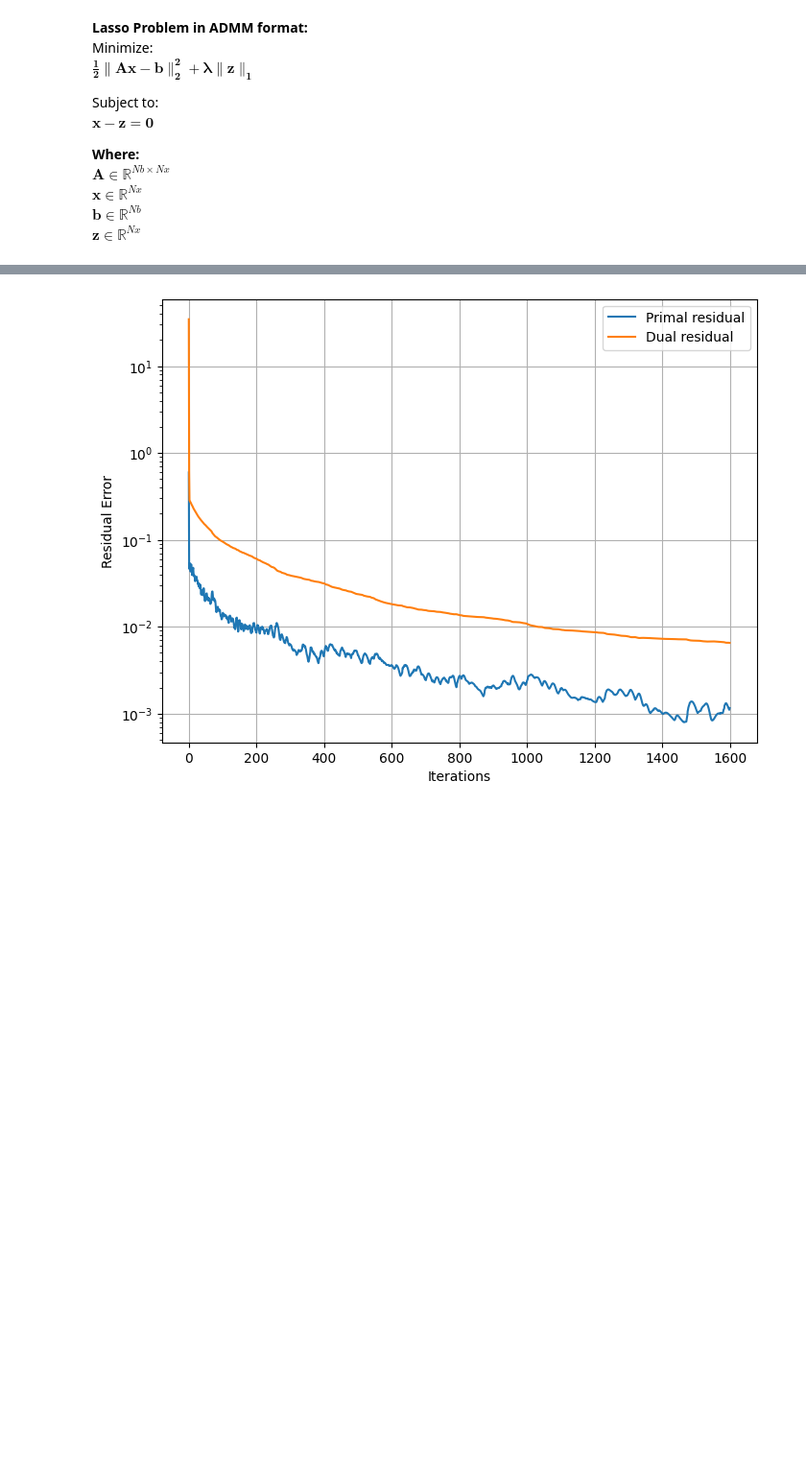
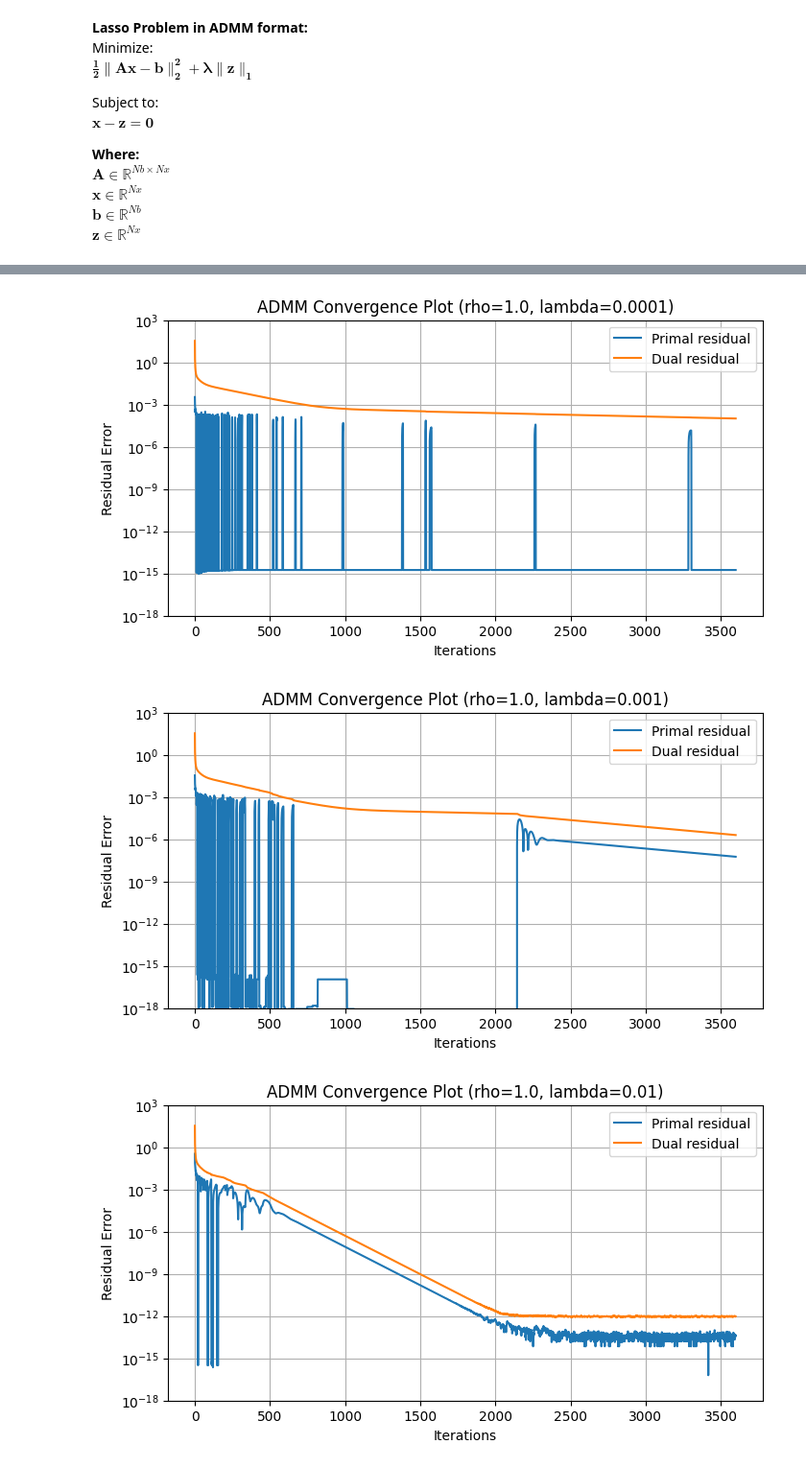
Before and after one commit to TotoroTron/ece509-final, a Jupyter notebook: lasso/lasso.ipynb, the cells around one changed output, grey strips where cells are left out. Shown: that part at 96% size. Drawn from its saved outputs; the diff is of its cells as text; code cells hidden in the pictures; blank space fills up the shorter version.

```diff
--- a/lasso/lasso.ipynb
+++ b/lasso/lasso.ipynb
@@ -68,12 +49,0 @@ Shape of A.T * b:  (3600,)
-# %%
-x = x_init
-z = z_init
-y = y_init
-list_primal_res = []
-list_dual_res = []
-iters = np.arange(0, 1600) # max number of iterations
-
-# (A.T * A + rho * I)^(-1)
-cached_inv = np.linalg.inv(np.matmul(A.T, A) + rho*np.identity(Nx)) # O(n^3)
-print("Shape of cached_inv: ", (cached_inv).shape)
-print("Shape of A.T * b: ", (np.matmul(A.T, b)).shape)
@@ -110,11 +132,23 @@ for k in iters:
 # %%
-plt.figure(figsize=(8,6))
-plt.plot(list_primal_res, label="Primal residual")
-plt.plot(list_dual_res, label="Dual residual")
-plt.yscale("log")
-plt.xlabel("Iterations")
-plt.ylabel("Residual Error")
-plt.legend()
-plt.grid()
+def plot_residuals(list_primal_res, list_dual_res, rho, lambd):
+    plt.figure(figsize=(8,4))
+    plt.plot(list_primal_res, label="Primal residual")
+    plt.plot(list_dual_res, label="Dual residual")
+    plt.yscale("log")
+    plt.xlabel("Iterations")
+    plt.ylabel("Residual Error")
+    plt.title(f"ADMM Convergence Plot (rho={rho}, lambda={lambd})")
+    plt.legend()
+    plt.grid(which='both', axis='both')  # Enable grid for log scale
+    plt.ylim(10**-18, 10**3)  # Limit the y-axis to this range.
-# %% [output]
-[figure, removed]
+# %%
+for i in range(6):
+    # test lambdas from 0.0001 to 10.0
+    lambd = 0.0001 * 10**i
+    rho = 1.0
+    list_primal_res, list_dual_res, list_x, list_z = ADMM_Lasso(x_init, z_init, y_init, rho=rho, lambd=lambd, epsilon=1e-13, max_iters=3600)
+    plot_residuals(list_primal_res, list_dual_res, rho=rho, lambd=lambd)
+# %% [output]
+[figure, added]
+[figure, added]
+[figure, added]
```
Also changed, not shown: parts of 17 cells of this notebook, 1 other file.
